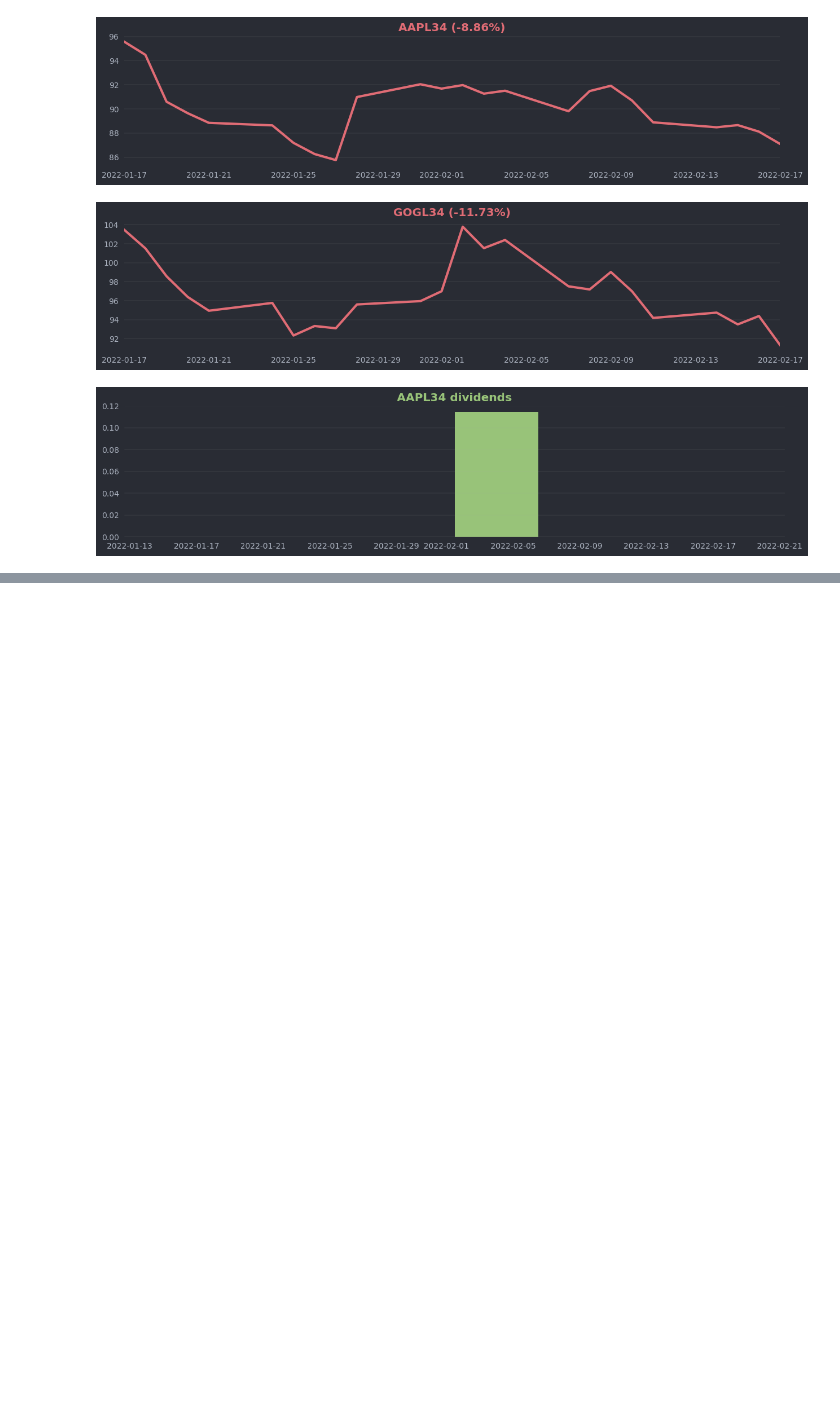
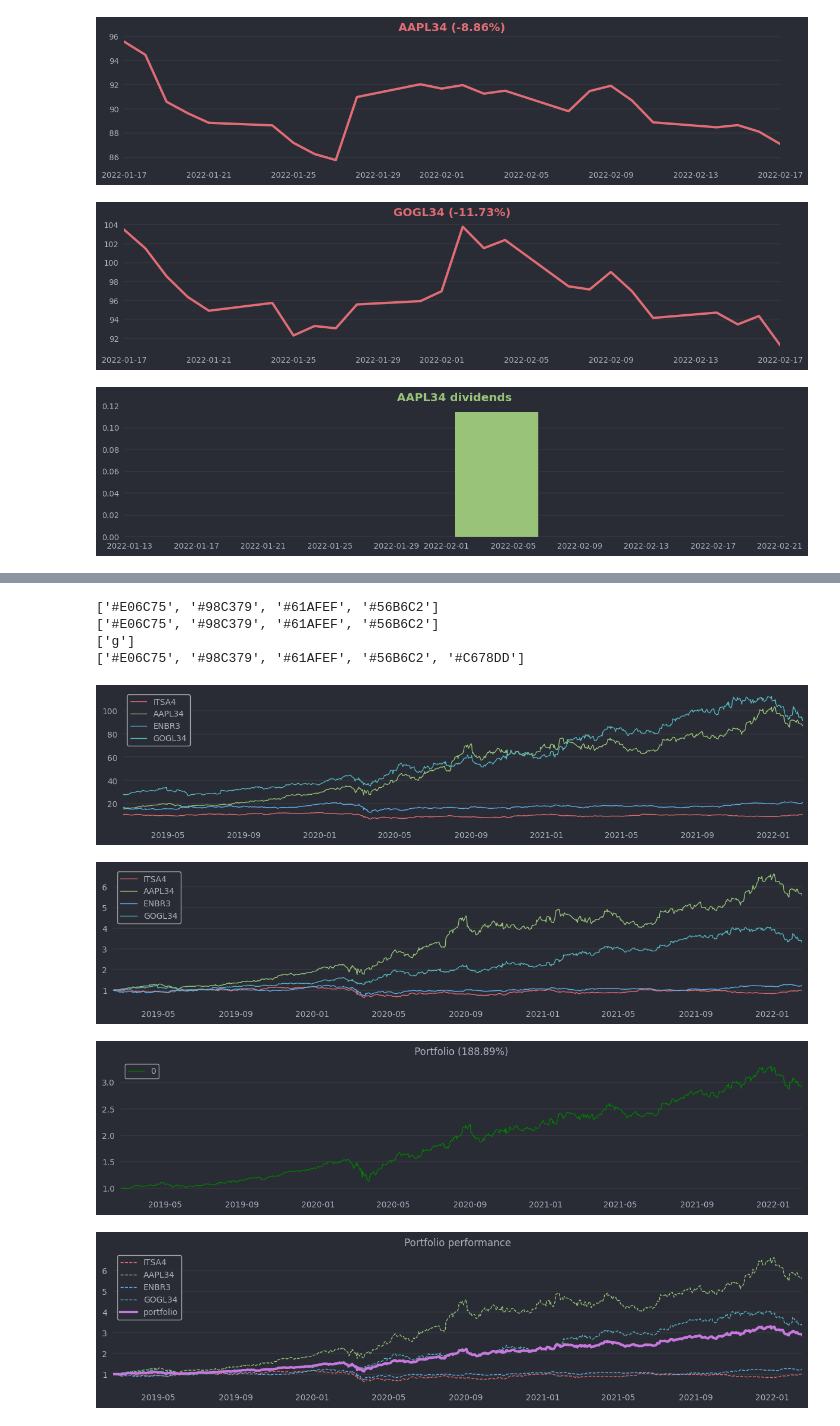
Before and after one commit to Giatroo/investiments, a Jupyter notebook: testing.ipynb, the cells around one changed output, grey strips where cells are left out. Drawn from its saved outputs; the diff is of its cells as text; code cells hidden in the pictures; blank space fills up the shorter version.

Commit message:
change how the portfolio is printed

```diff
--- a/testing.ipynb
+++ b/testing.ipynb
@@ -66,11 +74,20 @@ portfolio.get_correlations()
 # %%
 from PortfolioPlotter import PortfolioPlotter
 
 p_plotter = PortfolioPlotter(portfolio, plotter)
 p_plotter.plot_individual_tickers(period='3y')
 p_plotter.plot_normalized_individual_tickers(period='3y')
+p_plotter.plot_portfolio_as_stock(period='3y')
 p_plotter.plot_portfolio(period='3y')
-p_plotter.plot_portfolio_and_individual_tickers(period='3y')
+# %% [output]
+['#E06C75', '#98C379', '#61AFEF', '#56B6C2']
+['#E06C75', '#98C379', '#61AFEF', '#56B6C2']
+['g']
+['#E06C75', '#98C379', '#61AFEF', '#56B6C2', '#C678DD']
+[figure, added]
+[figure, added]
+[figure, added]
+[figure, added]
 # %%
 from Portfolio import Portfolio
 port = Portfolio(['aapl34', 'gogl34', 'mcdc34', 'tsla34'],
```
Also changed, not shown: parts of 3 cells of this notebook, 1 other file.
